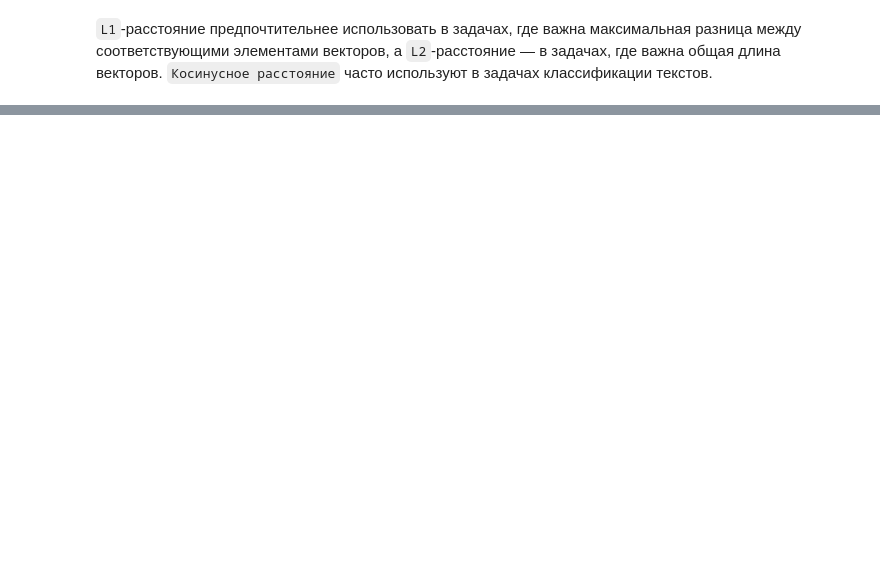
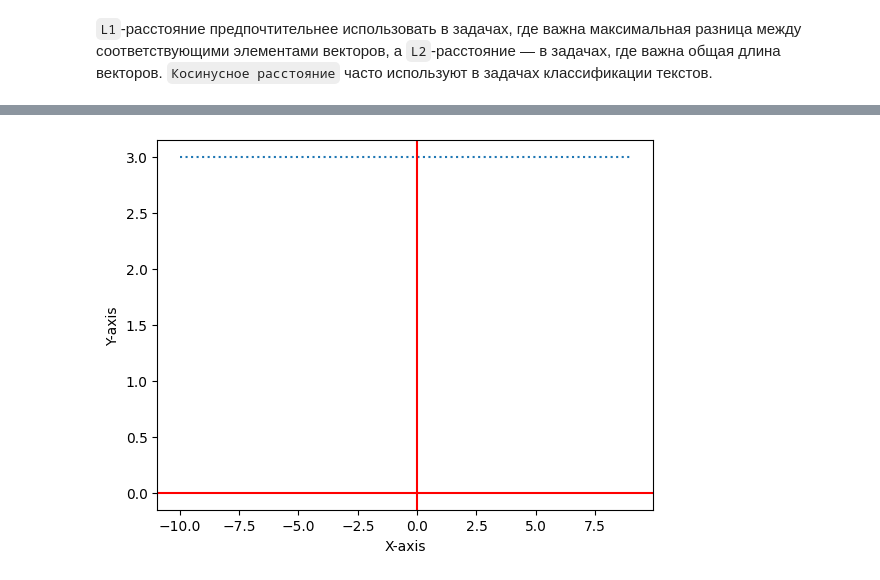
Before and after one commit to Thederis/st_ds, a Jupyter notebook: learning/Mathematics_and_Machine_learning_algorithms/Basic_math/teori_BM.ipynb, the cells around one changed output, grey strips where cells are left out. Saved outputs shown, nothing was run; the diff lists cells and outputs as text; code cells hidden in the pictures; blank space fills up the shorter version.

```diff
--- a/learning/Mathematics_and_Machine_learning_algorithms/Basic_math/teori_BM.ipynb
+++ b/learning/Mathematics_and_Machine_learning_algorithms/Basic_math/teori_BM.ipynb
@@ -460,0 +813,14 @@ $$\text { cosine distance }(\overrightarrow{v 1}, \overrightarrow{v 2})=1-(\over
+# %%
+x = np.arange(-10, 10)
+y = 0*x + 3
+plt.plot(x, y, ':')
+plt.xlabel("X-axis")
+plt.ylabel("Y-axis")
+# plot X - axis
+plt.axhline(y=0, color='r')
+
+# plot Y - axis
+plt.axvline(x=0, color='r')
+plt.show()
+# %% [output]
+[figure, added]
```
Also changed, not shown: parts of 108 cells of this notebook, 5 other files.
